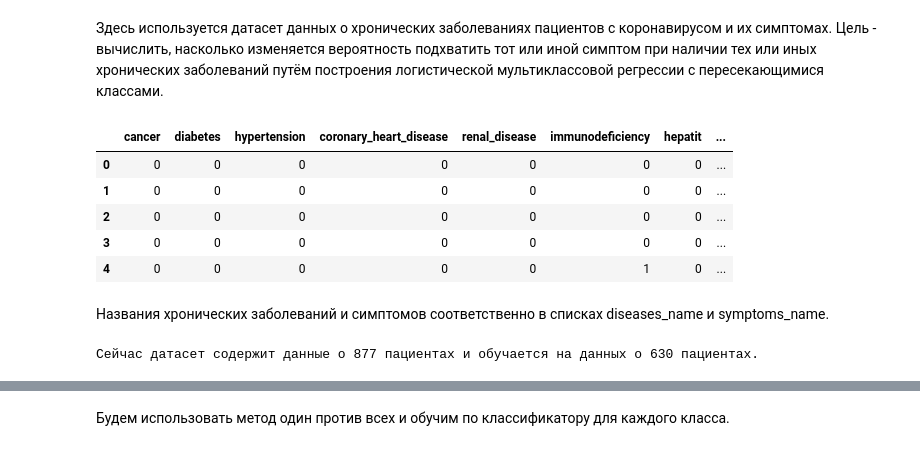
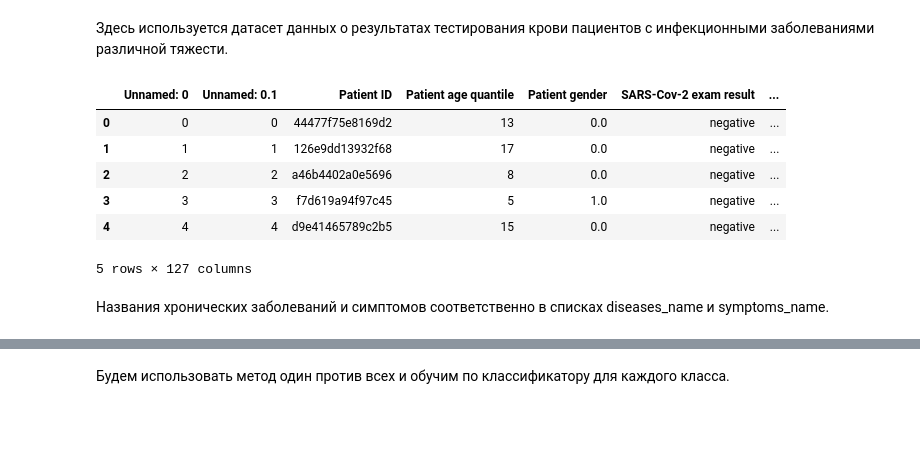
Before and after one commit to lissrbay/course_project, a Jupyter notebook: Logistic Regression.ipynb, the cells around one changed output, grey strips where cells are left out. Saved outputs shown, nothing was run; the diff lists cells and outputs as text; code cells hidden in the pictures; blank space fills up the shorter version.

```diff
--- a/Logistic Regression.ipynb
+++ b/Logistic Regression.ipynb
@@ -1,18 +1,19 @@
-# %% [markdown]
-Здесь используется датасет данных о хронических заболеваниях пациентов с коронавирусом и их симптомах. Цель - вычислить, насколько изменяется вероятность подхватить тот или иной симптом при наличии тех или иных хронических заболеваний путём построения логистической мультиклассовой регрессии с пересекающимися классами.
+# %% [markdown]
+Здесь используется датасет данных о результатах тестирования крови пациентов с инфекционными заболеваниями различной тяжести.
 # %%
 import pandas as pd
 import numpy as np
 from sklearn.metrics import roc_auc_score, roc_curve
-
-df = pd.read_csv('patient_data.csv')
-df = df.sample(frac=1).reset_index(drop=True)
-
+import scipy.stats as ss
+from sklearn.metrics import r2_score
+from sklearn.metrics import accuracy_score
+df = pd.read_csv('dataset.csv', sep=';', encoding = 'iso-8859-1')
 df.head()
 # %% [output]
-|  | cancer | diabetes | hypertension | coronary_heart_disease | renal_disease | immunodeficiency | hepatit | ... |
-| 0 | 0 | 0 | 0 | 0 | 0 | 0 | 0 | ... |
-| 1 | 0 | 0 | 0 | 0 | 0 | 0 | 0 | ... |
-| 2 | 0 | 0 | 0 | 0 | 0 | 0 | 0 | ... |
-| 3 | 0 | 0 | 0 | 0 | 0 | 0 | 0 | ... |
-| 4 | 0 | 0 | 0 | 0 | 0 | 1 | 0 | ... |
+|  | Unnamed: 0 | Unnamed: 0.1 | Patient ID | Patient age quantile | Patient gender | SARS-Cov-2 exam result | ... |
+| 0 | 0 | 0 | 44477f75e8169d2 | 13 | 0.0 | negative | ... |
+| 1 | 1 | 1 | 126e9dd13932f68 | 17 | 0.0 | negative | ... |
+| 2 | 2 | 2 | a46b4402a0e5696 | 8 | 0.0 | negative | ... |
+| 3 | 3 | 3 | f7d619a94f97c45 | 5 | 1.0 | negative | ... |
+| 4 | 4 | 4 | d9e41465789c2b5 | 15 | 0.0 | negative | ... |
+5 rows × 127 columns
@@ -19,18 +102,2 @@ df.head()
 # %% [markdown]
 Названия хронических заболеваний и симптомов соответственно в списках diseases_name и symptoms_name.
-# %%
-diseases_name = ['cancer', 'diabetes', 'hypertension','coronary_heart_disease','renal_disease',
-                 'immunodeficiency','hepatit', 'old_age', 'gender']
-df = df.sample(frac=1).reset_index(drop=True)
-
-X = df[diseases_name]
-
-symptoms_name = ['fever', 'cough','shortness of breath','diarrhea', 'fatigue', 'vomit', 'interstitial abnormalities',
-                 'ground-glass opacity']
-Y = df[symptoms_name]
-frac = 650
-train_X, test_X = X[:frac], X[frac:]
-train_Y, test_Y = Y[:frac], Y[frac:]
-print('Сейчас датасет содержит данные о {} пациентах и обучается на данных о {} пациентах.'.format(df.shape[0], frac))
-# %% [output]
-Сейчас датасет содержит данные о 877 пациентах и обучается на данных о 630 пациентах.
```
Also changed, not shown: parts of 19 cells of this notebook.
